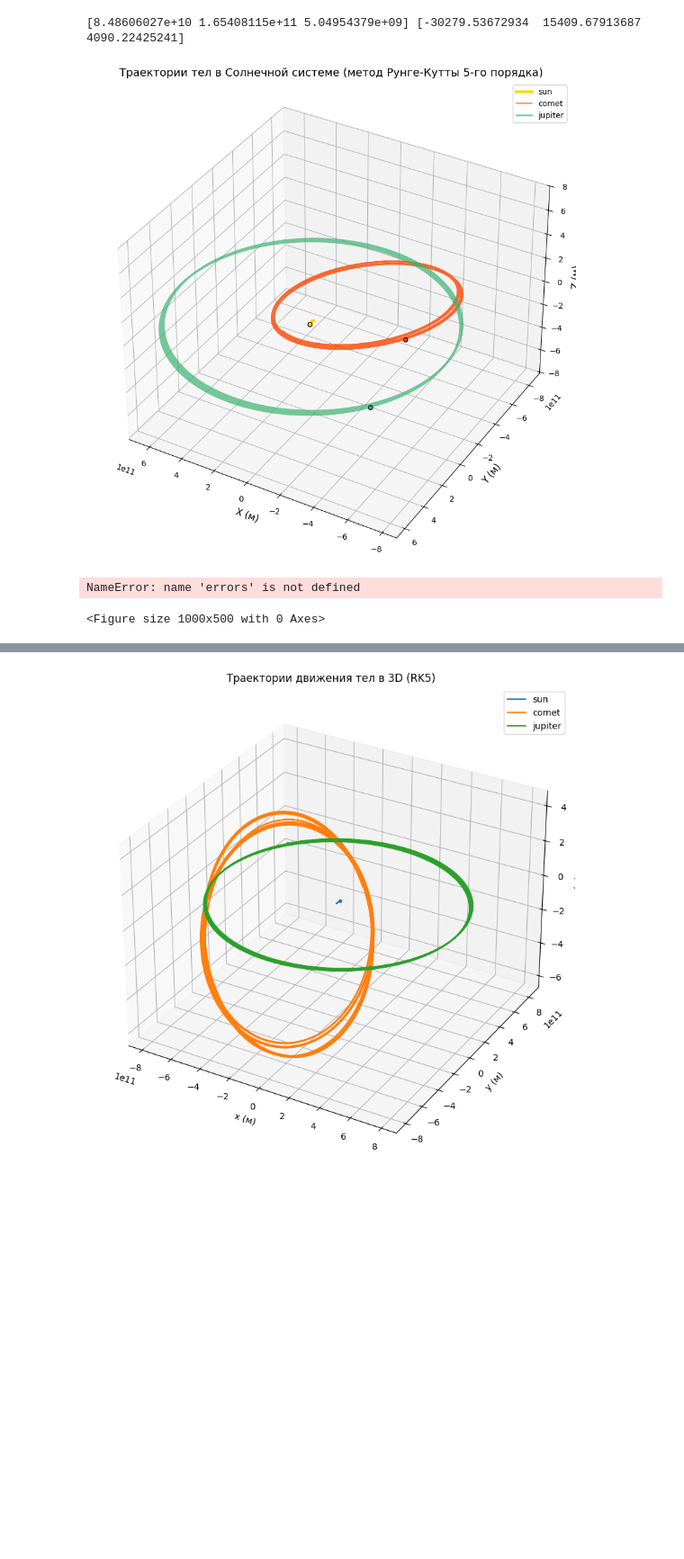
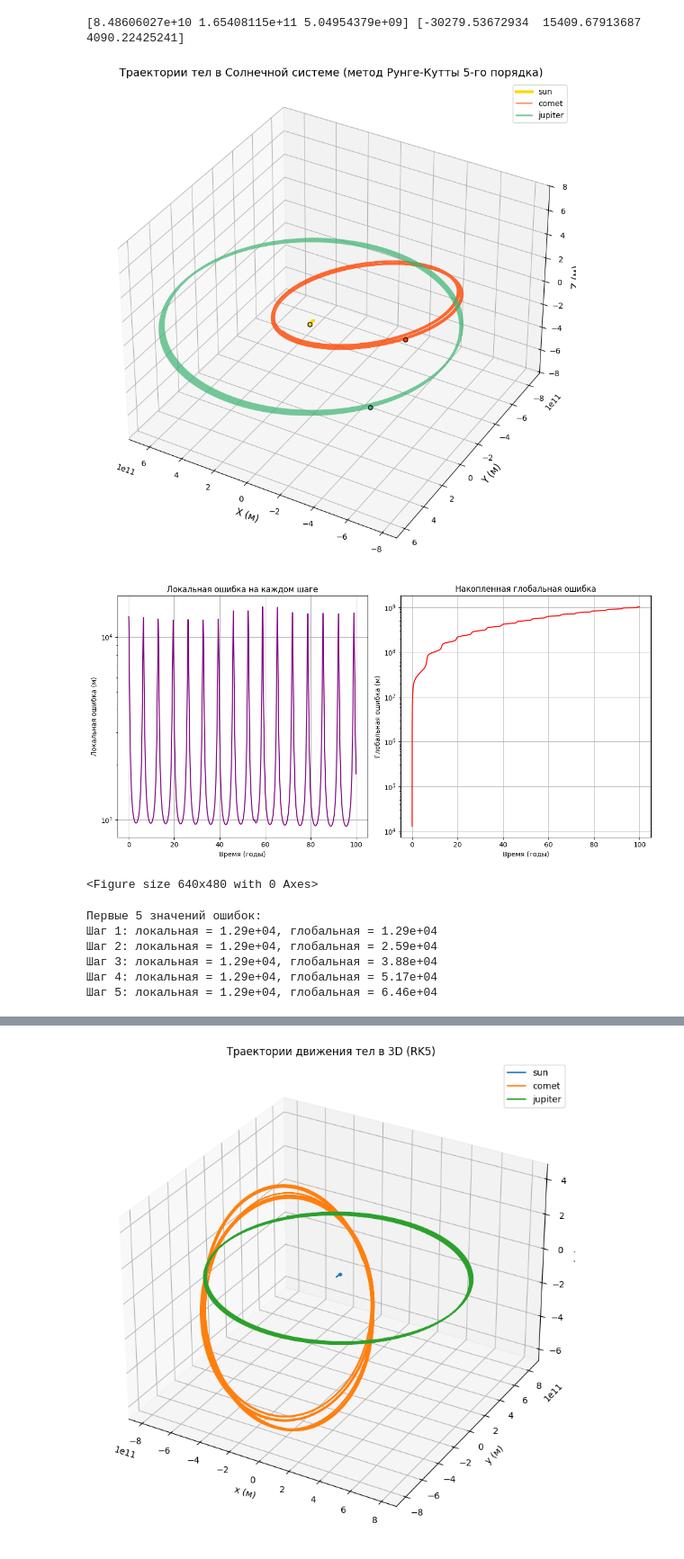
Before and after one commit to CfiBra23/RungeKuttaSpace, a Jupyter notebook: IDZENDING.ipynb, the cells around one changed output, grey strips where cells are left out. Shown at 90% size. Cells and saved outputs as stored; diff of their text form; code cells hidden in the pictures; blank space fills up the shorter version.

Commit message:
Исправил ошибку с errors

```diff
--- a/IDZENDING.ipynb
+++ b/IDZENDING.ipynb
@@ -63,6 +83,7 @@ masses = {
     "comet": 1e13,
     "jupiter": 1.898e27,
 }
+
 
 initial_conditions = {
     "sun": np.array([0.0, 0.0, 0.0, 0.0, 0.0, 0.0]),
@@ -136,7 +157,7 @@ def simulate_vec(initial_state, dt, steps):
         s_dict = unflatten_state(state_vec)
         for k in keys:
             trajectory[k].append(s_dict[k][:3].copy())
-            full_states[k].append(s_dict[k].copy())  # сохраняем и скорости
+            full_states[k].append(s_dict[k].copy())
 
         s1 = rk5_step(state_vec, dt)
         s2_half = rk5_step(rk5_step(state_vec, dt / 2), dt / 2)
@@ -147,16 +168,23 @@ def simulate_vec(initial_state, dt, steps):
 
         state_vec = s1
 
-    return trajectory, local_errors.tolist(), global_errors.tolist(), full_states
+    # Создаём единый список errors для удобства
+    errors = [{'local': local_errors[i], 'global': global_errors[i]} for i in range(steps)]
+
+    return trajectory, errors, full_states
 
 # Параметры симуляции
 dt = 2 * 3600  # шаг 2 часа
 T = 100 * 365.25 * 24 * 3600  # 100 лет
 steps = int(T // dt)
 
-trajectory, local_errors, global_errors, full_states = simulate_vec(initial_conditions, dt, steps)
+trajectory, errors, full_states = simulate_vec(initial_conditions, dt, steps)
 
-# Таблица по ошибкам
+# Извлекаем локальные и глобальные ошибки из списка errors
+local_errors = [e['local'] for e in errors]
+global_errors = [e['global'] for e in errors]
+
+# Таблица по ошибкам (опционально)
 dfer = pd.DataFrame({
     "i": list(range(1, steps + 1)),
     "local_error": local_errors,
@@ -196,58 +224,64 @@ for name, coords in trajectory.items():
 ax.set_xlabel('X (м)', fontsize=12)
 ax.set_ylabel('Y (м)', fontsize=12)
 ax.set_zlabel('Z (м)', fontsize=12)
 ax.set_title('Траектории тел в Солнечной системе (метод Рунге-Кутты 5-го порядка)', fontsize=14)
 
 # Масштаб и центрирование
 all_coords = np.vstack([np.array(coords) for coords in trajectory.values()])
 max_range = np.ptp(all_coords, axis=0).max()
 mid_x, mid_y, mid_z = np.mean(all_coords, axis=0)
 ax.set_xlim(mid_x - max_range / 2, mid_x + max_range / 2)
 ax.set_ylim(mid_y - max_range / 2, mid_y + max_range / 2)
 ax.set_zlim(mid_z - max_range / 2, mid_z + max_range / 2)
 
 ax.view_init(elev=35, azim=120)
 ax.legend()
 plt.tight_layout()
 plt.show()
 
-# === График ошибки ===
-plt.figure(figsize=(10, 5))
-plt.plot(np.arange(len(errors)) * dt / (86400 * 365.25), errors, color='purple')
+# === Графики ошибок (объединённые в одном окне) ===
+plt.figure(figsize=(12, 6))
+
+# Первый график: локальная ошибка во времени (годы)
+plt.subplot(1, 2, 1)
+time_years = np.arange(len(local_errors)) * dt / (86400 * 365.25)
+plt.plot(time_years, local_errors, color='purple')
 plt.yscale('log')
 plt.xlabel("Время (годы)")
-plt.ylabel("Оценка ошибки")
-plt.title("Погрешность на каждом шаге метода Рунге-Кутты 5-го порядка")
+plt.ylabel("Локальная ошибка (м)")
+plt.title("Локальная ошибка на каждом шаге")
 plt.grid(True)
+
+# Второй график: глобальная ошибка во времени
+plt.subplot(1, 2, 2)
+plt.plot(time_years, global_errors, color='red')
+plt.yscale('log')
+plt.xlabel("Время (годы)")
+plt.ylabel("Глобальная ошибка (м)")
+plt.title("Накопленная глобальная ошибка")
+plt.grid(True)
+
 plt.tight_layout()
 plt.show()
-# === Графики ошибок ===
-fig, axs = plt.subplots(2, 1, figsize=(12, 6), sharex=True)
-
-axs[0].plot(local_errors, label='Локальная ошибка')
-axs[0].set_ylabel('Локальная ошибка')
-axs[0].set_yscale('log')
-axs[0].legend()
-axs[0].grid(True)
-
-axs[1].plot(global_errors, label='Глобальная ошибка', color='red')
-axs[1].set_xlabel('Шаг')
-axs[1].set_ylabel('Глобальная ошибка')
-axs[1].set_yscale('log')
-axs[1].legend()
-axs[1].grid(True)
 
 fig.suptitle("Погрешности метода Рунге-Кутты 5-го порядка")
 plt.tight_layout()
 plt.show()
 
-# === Таблицы ошибок и траектории кометы ===
-comet_traj = trajectory["comet"]
-comet_velocities = [unflatten_state(flatten_state(initial_conditions) + rk5_step(flatten_state(initial_conditions), dt * i))["comet"][3:] for i in range(steps)]
+# Дополнительно: можно вывести первые несколько значений ошибок
+print("Первые 5 значений ошибок:")
+for i in range(min(5, len(errors))):
+    print(f"Шаг {i+1}: локальная = {errors[i]['local']:.2e}, глобальная = {errors[i]['global']:.2e}")
 # %% [output]
 [figure]
+[figure, added]
-NameError: name 'errors' is not defined
+<Figure size 640x480 with 0 Axes>
-<Figure size 1000x500 with 0 Axes>
+Первые 5 значений ошибок:
+Шаг 1: локальная = 1.29e+04, глобальная = 1.29e+04
+Шаг 2: локальная = 1.29e+04, глобальная = 2.59e+04
+Шаг 3: локальная = 1.29e+04, глобальная = 3.88e+04
+Шаг 4: локальная = 1.29e+04, глобальная = 5.17e+04
+Шаг 5: локальная = 1.29e+04, глобальная = 6.46e+04
 # %%
 
 # Таблица по положению и скорости кометы
```
Also changed, not shown: parts of 2 cells of this notebook.
